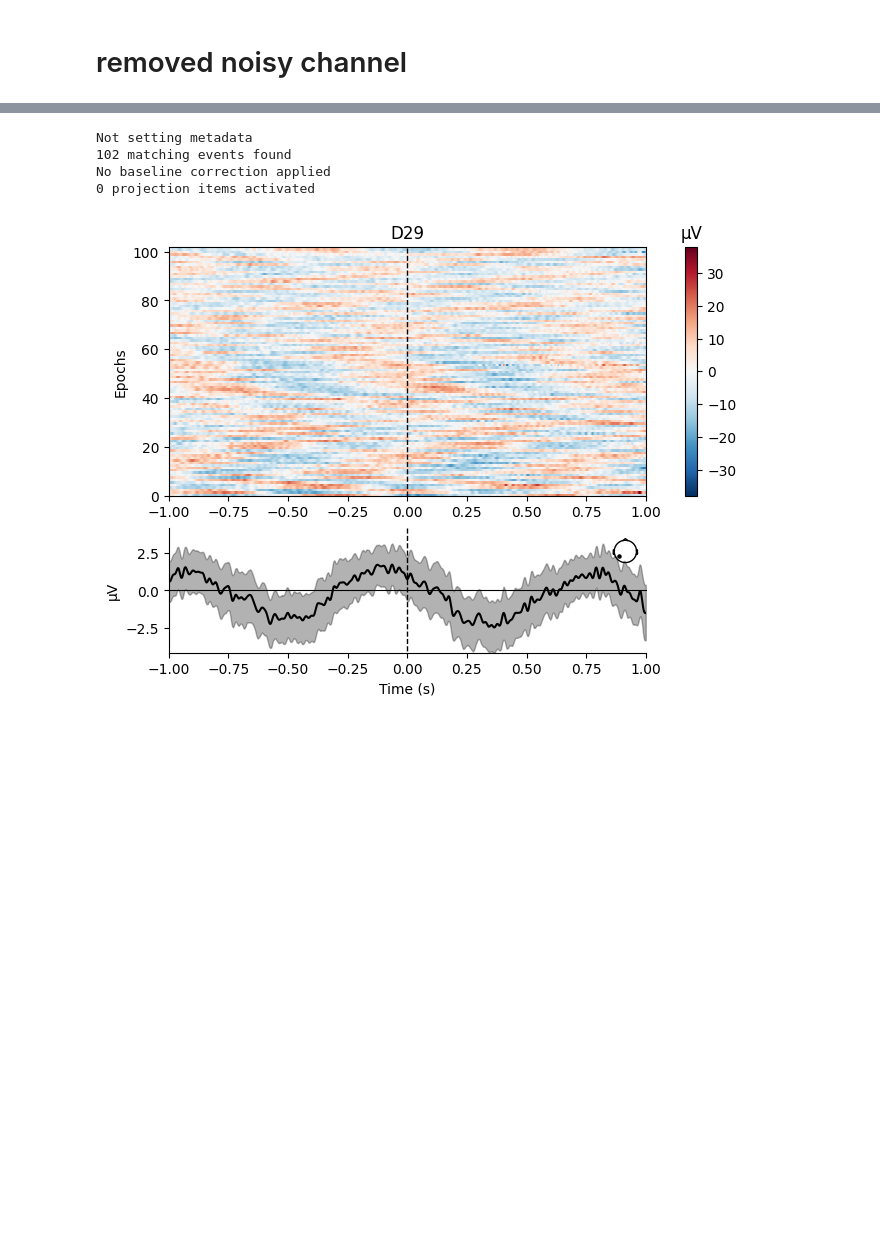
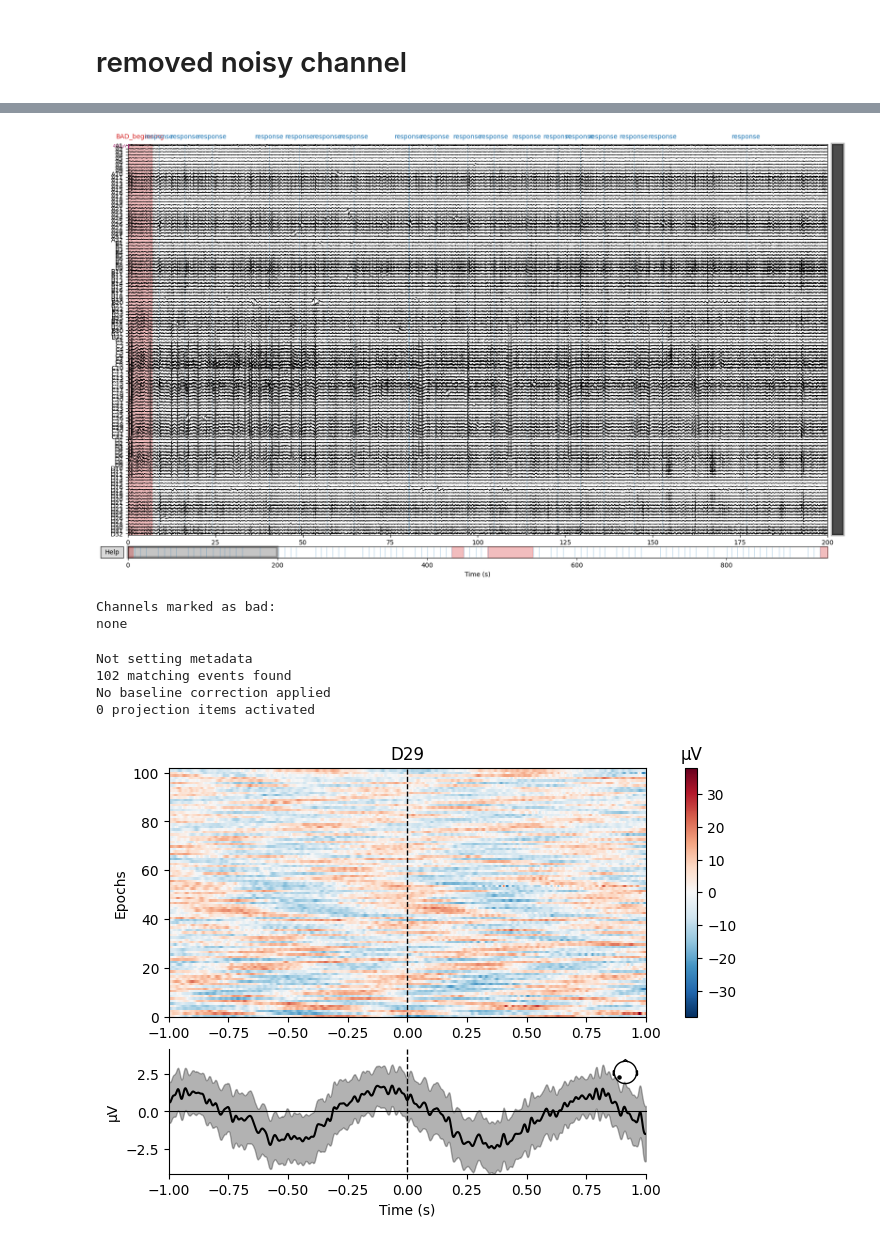
Before and after one commit to MohammadMMK/EEG-analysis-pipeline, a Jupyter notebook: notebooks/subject-preprocess/601.ipynb, the cells around one changed output, grey strips where cells are left out. Saved outputs shown, nothing was run; the diff lists cells and outputs as text; code cells hidden in the pictures; blank space fills up the shorter version.

```diff
--- a/notebooks/subject-preprocess/601.ipynb
+++ b/notebooks/subject-preprocess/601.ipynb
@@ -132,2 +110,14 @@ none
 # %% [markdown]
 # removed noisy channel
+# %%
+selected_bad = {'channel_names': ['D29', 'B27', 'A30'],
+                'reason': ['M_lowFreq', 'A_cor', 'A_cor'],}
+
+raw.info['bads'] += selected_bad['channel_names']
+# remove the selected bad channels from the raw data
+# Remove non-EEG channels from raw.info before creating the new Raw object
+eeg_picks = mne.pick_types(raw.info, eeg=True, exclude=[])
+eeg_ch_names = [raw.info['ch_names'][i] for i in eeg_picks]
+eeg_ch_names = [ch for ch in eeg_ch_names if ch not in selected_bad['channel_names']]
+# eeg_info = mne.create_info(ch_names=eeg_ch_names, sfreq=raw.info['sfreq'], ch_types='eeg')
+raw_clean = raw.copy().pick_channels(eeg_ch_names)
@@ -133,0 +145,7 @@ none
+# %%
+%matplotlib qt
+raw_clean.plot(n_channels=128,duration = 200 )
+# %% [output]
+[figure, added]
+Channels marked as bad:
+none
```
Also changed, not shown: parts of 11 cells of this notebook, 2 other files.
